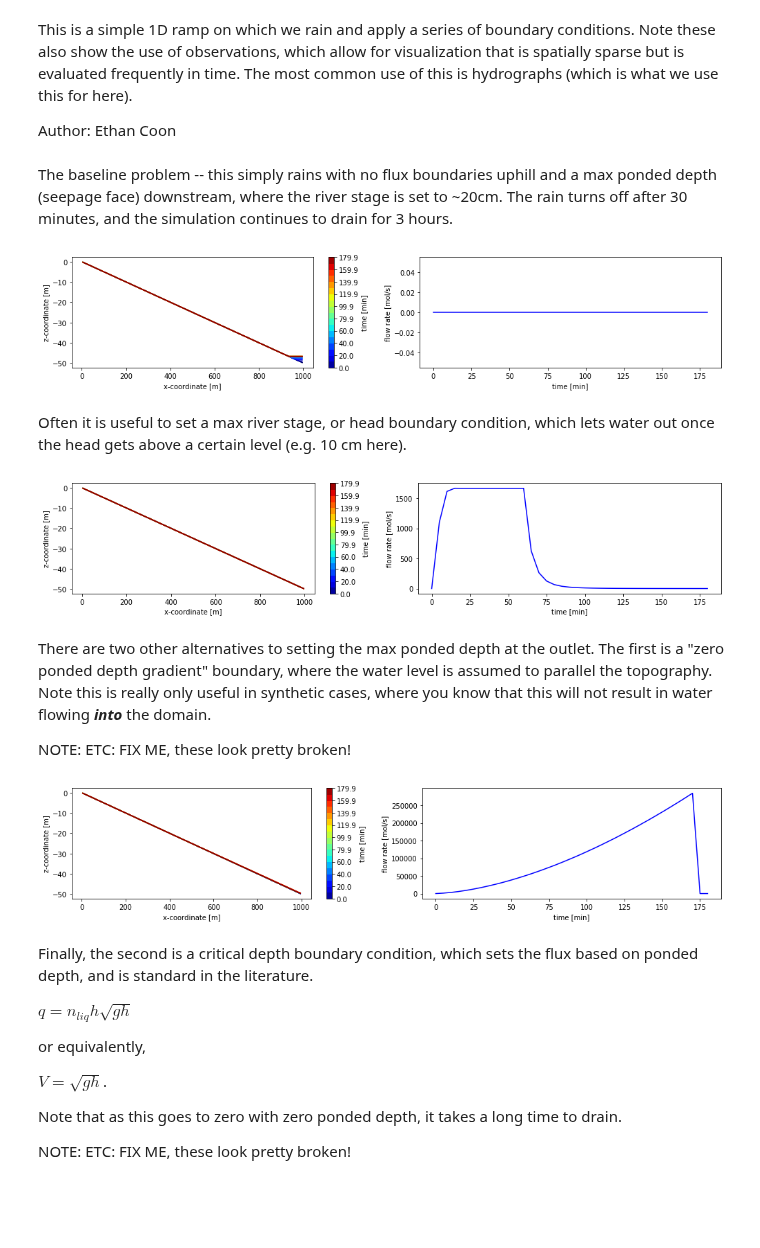
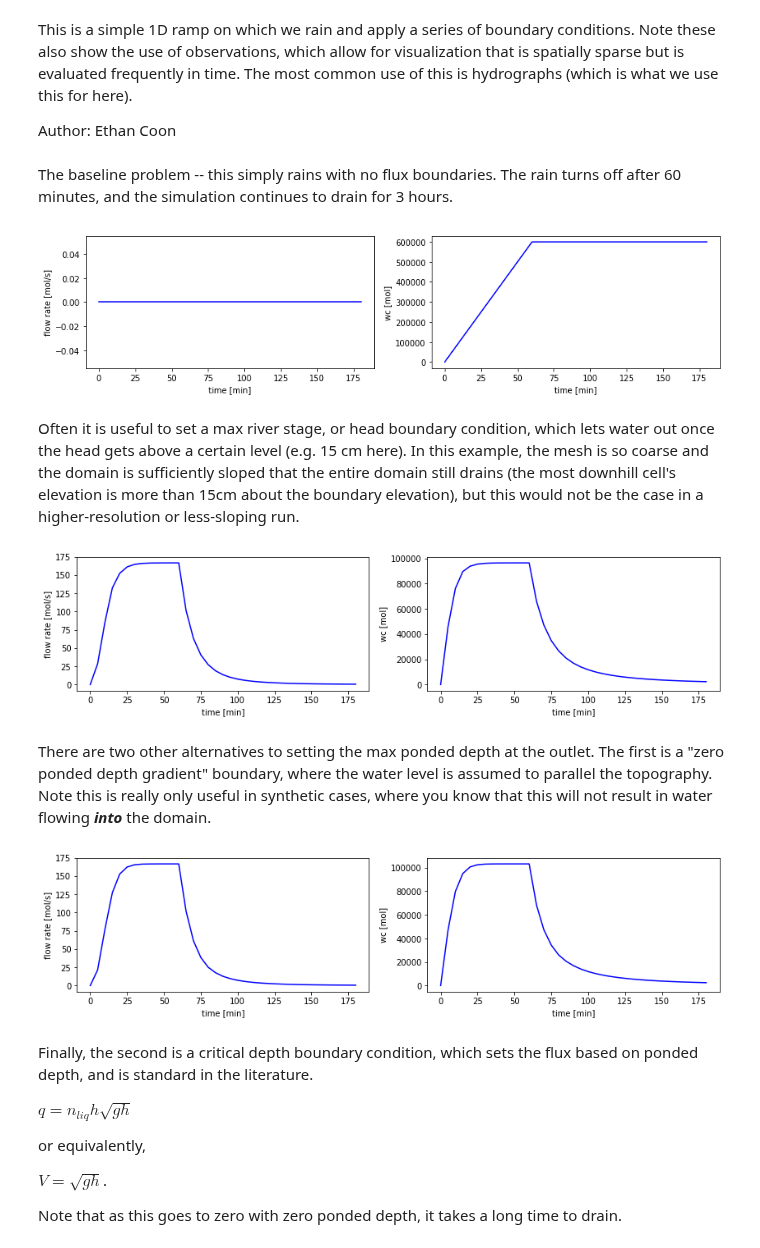
Before and after one commit to amanzi/ats-demos, a Jupyter notebook: 03_surface_water/surface_water.ipynb, the cells around one changed output. Saved outputs shown, nothing was run; the diff lists cells and outputs as text; code cells hidden in the pictures; blank space fills up the shorter version.

Commit message:
works around bugs in Amanzi NKA solver, working surface water demos

```diff
--- a/03_surface_water/surface_water.ipynb
+++ b/03_surface_water/surface_water.ipynb
@@ -46,26 +46,38 @@ def plot(directory):
 
     plt.tight_layout()
     plt.show()
+
+
+def plot2(directory):
+    fig, ax = plt.subplots(1,2, figsize=(14,3))
+
+    hydro = np.loadtxt(os.path.join(directory, 'surface_outlet_flux.dat'))
+    ax[0].plot(hydro[:,0]/60.0, hydro[:,1], 'b')
+    ax[0].set_xlabel('time [min]')
+    ax[0].set_ylabel('flow rate [mol/s]')
+
+    wc = np.loadtxt(os.path.join(directory, 'surface_water_content.dat'))
+    ax[1].plot(wc[:,0]/60.0, wc[:,1], 'b')
+    ax[1].set_xlabel('time [min]')
+    ax[1].set_ylabel('wc [mol]')
 # %% [markdown]
-The baseline problem -- this simply rains with no flux boundaries uphill and a max ponded depth (seepage face) downstream, where the river stage is set to ~20cm.  The rain turns off after 30 minutes, and the simulation continues to drain for 3 hours.
+The baseline problem -- this simply rains with no flux boundaries.  The rain turns off after 60 minutes, and the simulation continues to drain for 3 hours.
 # %%
-plot("surface_water.demo")
+plot2("surface_water.demo")
 # %% [output]
-[figure, old version]
+[figure, new version]
 # %% [markdown]
-Often it is useful to set a max river stage, or head boundary condition, which lets water out once the head gets above a certain level (e.g. 10 cm here).
+Often it is useful to set a max river stage, or head boundary condition, which lets water out once the head gets above a certain level (e.g. 15 cm here).  In this example, the mesh is so coarse and the domain is sufficiently sloped that the entire domain still drains (the most downhill cell's elevation is more than 15cm about the boundary elevation), but this would not be the case in a higher-resolution or less-sloping run.
 # %%
-plot("surface_water-max_head.demo")
+plot2("surface_water-max_head.demo")
 # %% [output]
-[figure, old version]
+[figure, new version]
 # %% [markdown]
 There are two other alternatives to setting the max ponded depth at the outlet.  The first is a "zero ponded depth gradient" boundary, where the water level is assumed to parallel the topography.  Note this is really only useful in synthetic cases, where you know that this will not result in water flowing **_into_** the domain.
-
-NOTE: ETC: FIX ME, these look pretty broken!
 # %%
-plot("surface_water-zero_gradient.demo")
+plot2("surface_water-zero_gradient.demo")
 # %% [output]
-[figure, old version]
+[figure, new version]
 # %% [markdown]
 Finally, the second is a critical depth boundary condition, which sets the flux based on ponded depth, and is standard in the literature.
 
@@ -76,6 +88,4 @@ or equivalently,
 $V = \sqrt{gh}$.
 
 Note that as this goes to zero with zero ponded depth, it takes a long time to drain.
-
-NOTE: ETC: FIX ME, these look pretty broken!
 # %%
```
Also changed, not shown: parts of 1 cell of this notebook, 7 other files.
